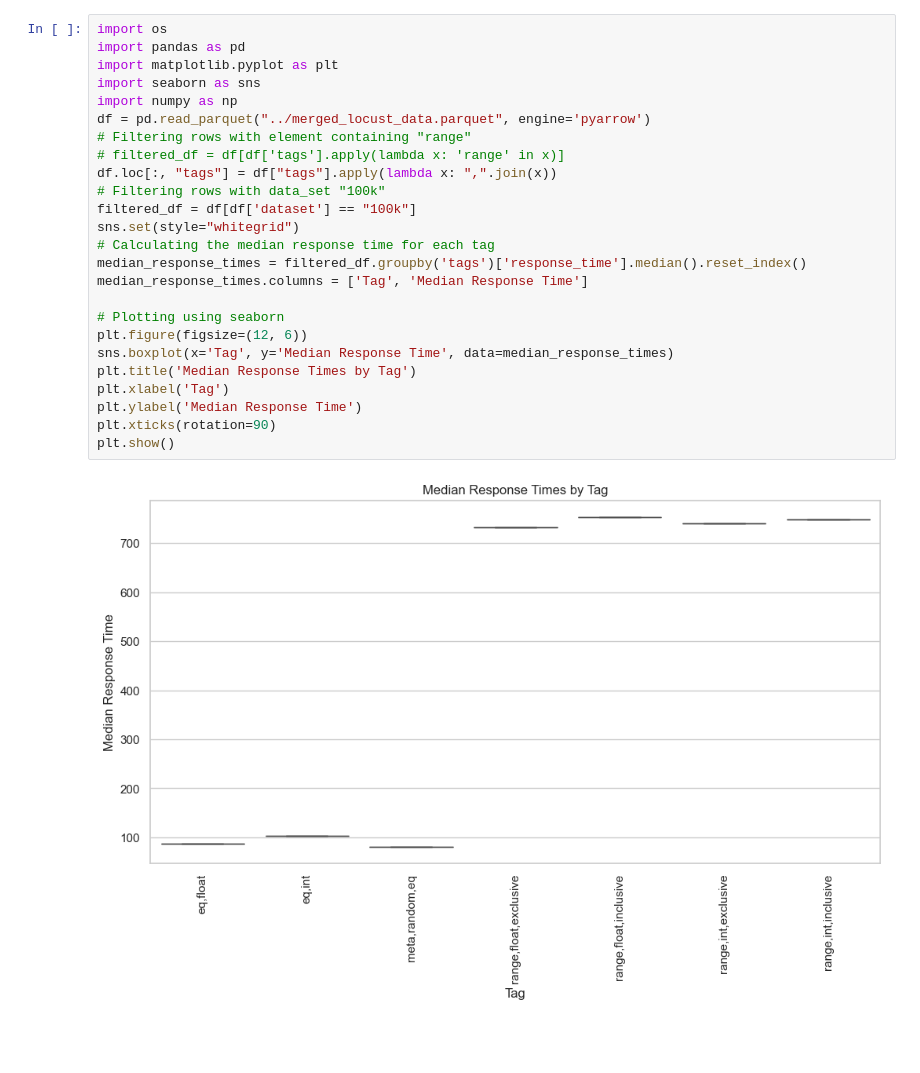
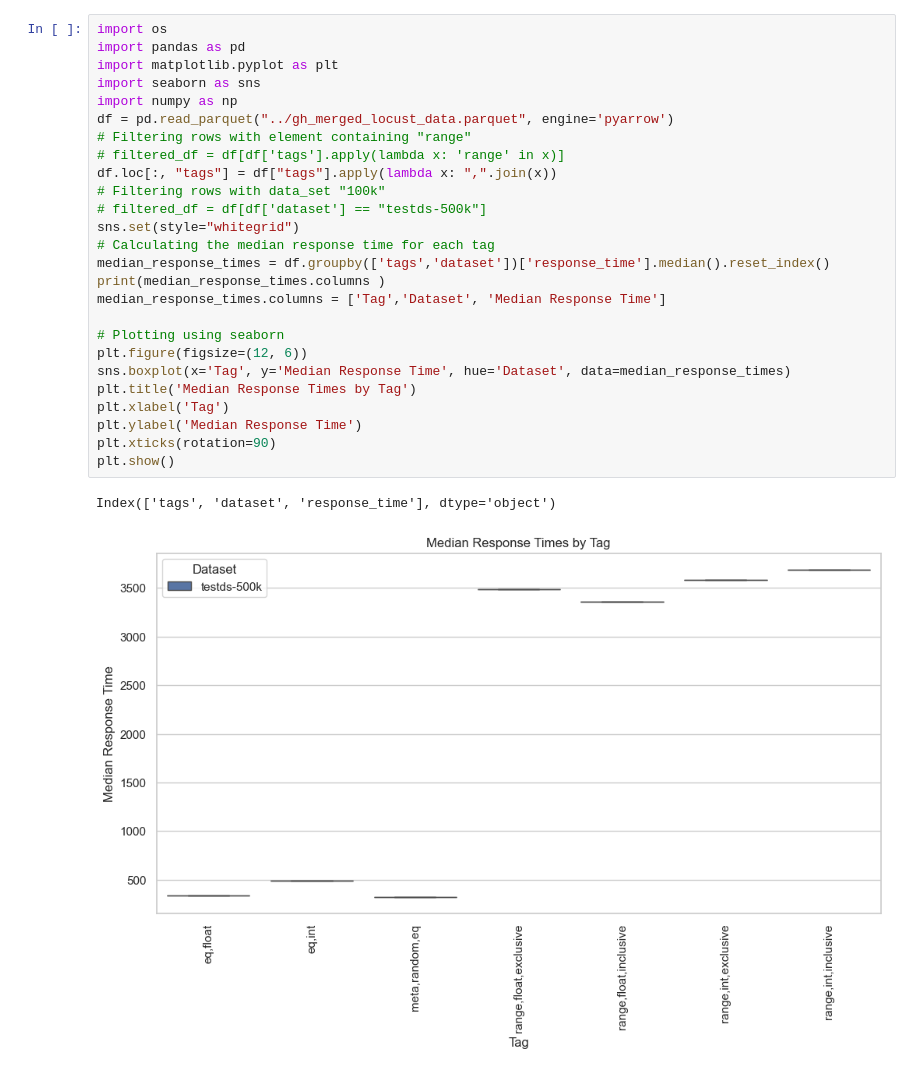
Before and after one commit to amikos-tech/chroma-perf-testing, a Jupyter notebook: notebooks/plots.ipynb, the cells around one changed output. Drawn from its saved outputs; the diff is of its cells as text; blank space fills up the shorter version.

```diff
--- a/notebooks/plots.ipynb
+++ b/notebooks/plots.ipynb
@@ -1,27 +1,29 @@
 # %%
 import os
 import pandas as pd
 import matplotlib.pyplot as plt
 import seaborn as sns
 import numpy as np
-df = pd.read_parquet("../merged_locust_data.parquet", engine='pyarrow')
+df = pd.read_parquet("../gh_merged_locust_data.parquet", engine='pyarrow')
 # Filtering rows with element containing "range"
 # filtered_df = df[df['tags'].apply(lambda x: 'range' in x)]
 df.loc[:, "tags"] = df["tags"].apply(lambda x: ",".join(x))
 # Filtering rows with data_set "100k"
-filtered_df = df[df['dataset'] == "100k"]
+# filtered_df = df[df['dataset'] == "testds-500k"]
 sns.set(style="whitegrid")
 # Calculating the median response time for each tag
-median_response_times = filtered_df.groupby('tags')['response_time'].median().reset_index()
-median_response_times.columns = ['Tag', 'Median Response Time']
+median_response_times = df.groupby(['tags','dataset'])['response_time'].median().reset_index()
+print(median_response_times.columns )
+median_response_times.columns = ['Tag','Dataset', 'Median Response Time']
 
 # Plotting using seaborn
 plt.figure(figsize=(12, 6))
-sns.boxplot(x='Tag', y='Median Response Time', data=median_response_times)
+sns.boxplot(x='Tag', y='Median Response Time', hue='Dataset', data=median_response_times)
 plt.title('Median Response Times by Tag')
 plt.xlabel('Tag')
 plt.ylabel('Median Response Time')
 plt.xticks(rotation=90)
 plt.show()
 # %% [output]
+Index(['tags', 'dataset', 'response_time'], dtype='object')
-[figure, old version]
+[figure, new version]
```
Also changed, not shown: 1 other file.
